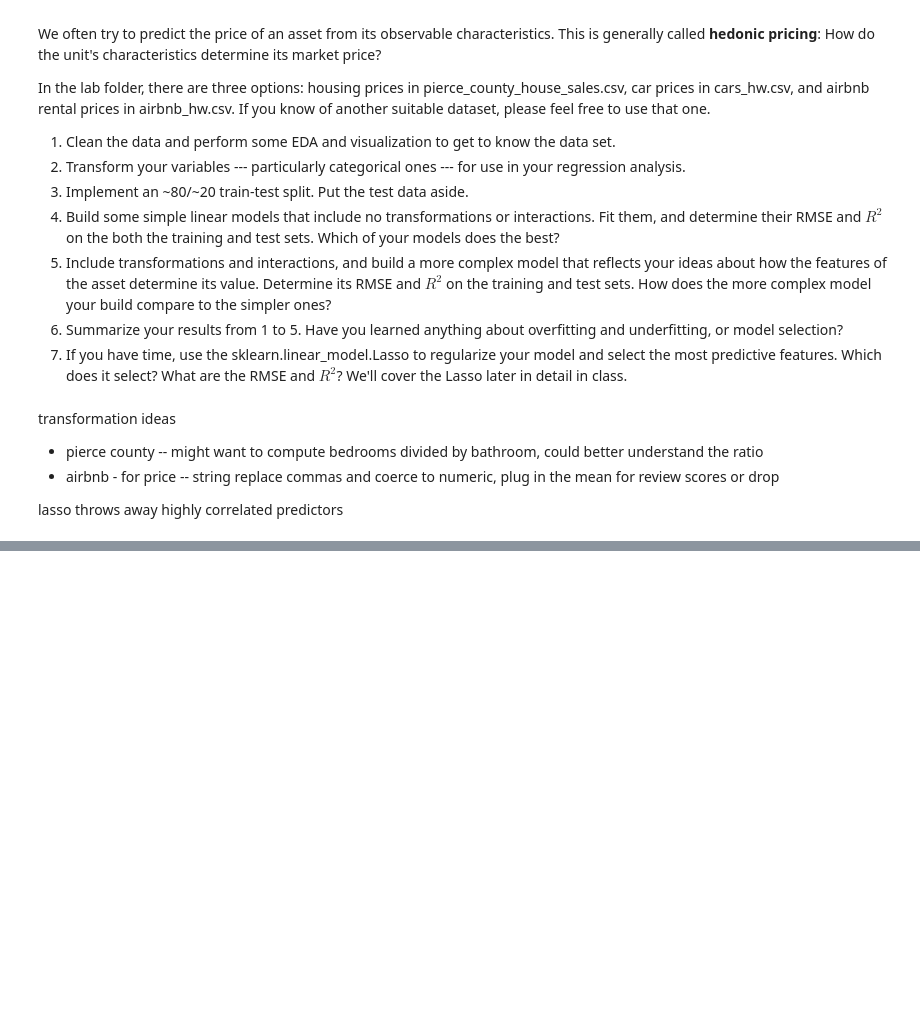
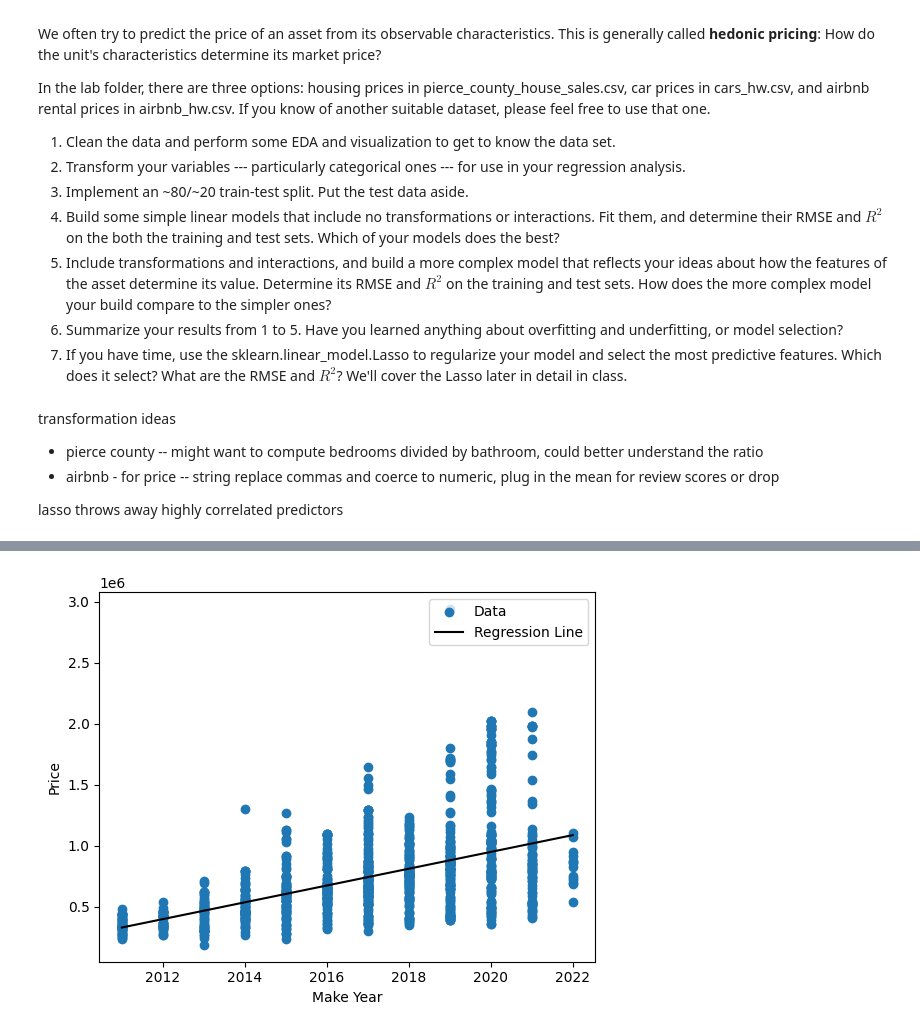
Before and after one commit to natalieassaad/linearRegression, a Jupyter notebook: 04_hedonic_pricing/04_hedonic_pricing.ipynb, the cells around one changed output, grey strips where cells are left out. Drawn from its saved outputs; the diff is of its cells as text; code cells hidden in the pictures; blank space fills up the shorter version.

```diff
--- a/04_hedonic_pricing/04_hedonic_pricing.ipynb
+++ b/04_hedonic_pricing/04_hedonic_pricing.ipynb
@@ -78,10 +79,26 @@ airbnb.head()
 # %%
 from sklearn.model_selection import train_test_split
-y = airbnb['Price'] # Create target variable vector
-X = airbnb.loc[:,['Property Type']] # Create feature matrix
+y = df['Price'] # Create target variable vector
+X = df.loc[:,['Make_Year']] # Create feature matrix
 
 # might want to take log or inverse hyperbolic sine of price
 
 X_train, X_test, y_train, y_test = train_test_split(X,y, # Feature and target variables
                                                     test_size=.2, # Split the sample 80 train/ 20 test
                                                     random_state=100) # For replication purposes
+
+
+Z_train = pd.concat([X_train['Make_Year'],
+                     pd.get_dummies(X_train['Neighbourhood '], dtype='int')], axis = 1)
+Z_test = pd.concat([X_test['Review Scores Rating'],
+                    pd.get_dummies(X_test['Neighbourhood '], dtype='int')], axis = 1)
+
+reg = linear_model.LinearRegression(fit_intercept=False).fit(Z_train,y_train) # Run regression
+
+y_hat = reg.predict(Z_test)
+print('Rsq: ', reg.score(Z_test,y_test)) # R2
+rmse = np.sqrt( np.mean( (y_test - y_hat)**2 ))
+print('RMSE: ', rmse) # R2
+
+results = pd.DataFrame({'variable':reg.feature_names_in_, 'coefficient': reg.coef_}) # Regression coefficients
+results
@@ -87,0 +109,25 @@ X_train, X_test, y_train, y_test = train_test_split(X,y, # Feature and target va
+# %%
+def slr(x,y): # Single Linear Regression Function
+    x_bar = np.mean(x)
+    y_bar = np.mean(y)
+    b1 = np.inner(x-x_bar,y-y_bar)/np.inner(x-x_bar,x)
+    b0 = y_bar - b1*x_bar
+    y_hat = b0 + b1*x
+    residuals = y - y_hat
+    return({'b0':b0,'b1':b1,'y_hat':y_hat,'residuals':residuals})
+# %%
+x = df['Make_Year']
+y = df['Price']
+
+coef = slr(x,y)
+
+y_hat = coef['b0']+coef['b1']*x
+plt.scatter(x,y,label='Data')
+plt.plot(x,y_hat,label='Regression Line',color='black')
+plt.xlabel("Make Year")
+plt.ylabel("Price")
+plt.legend(loc='upper right')
+
+plt.show()
+# %% [output]
+[figure, added]
```
Also changed, not shown: parts of 16 cells of this notebook.
